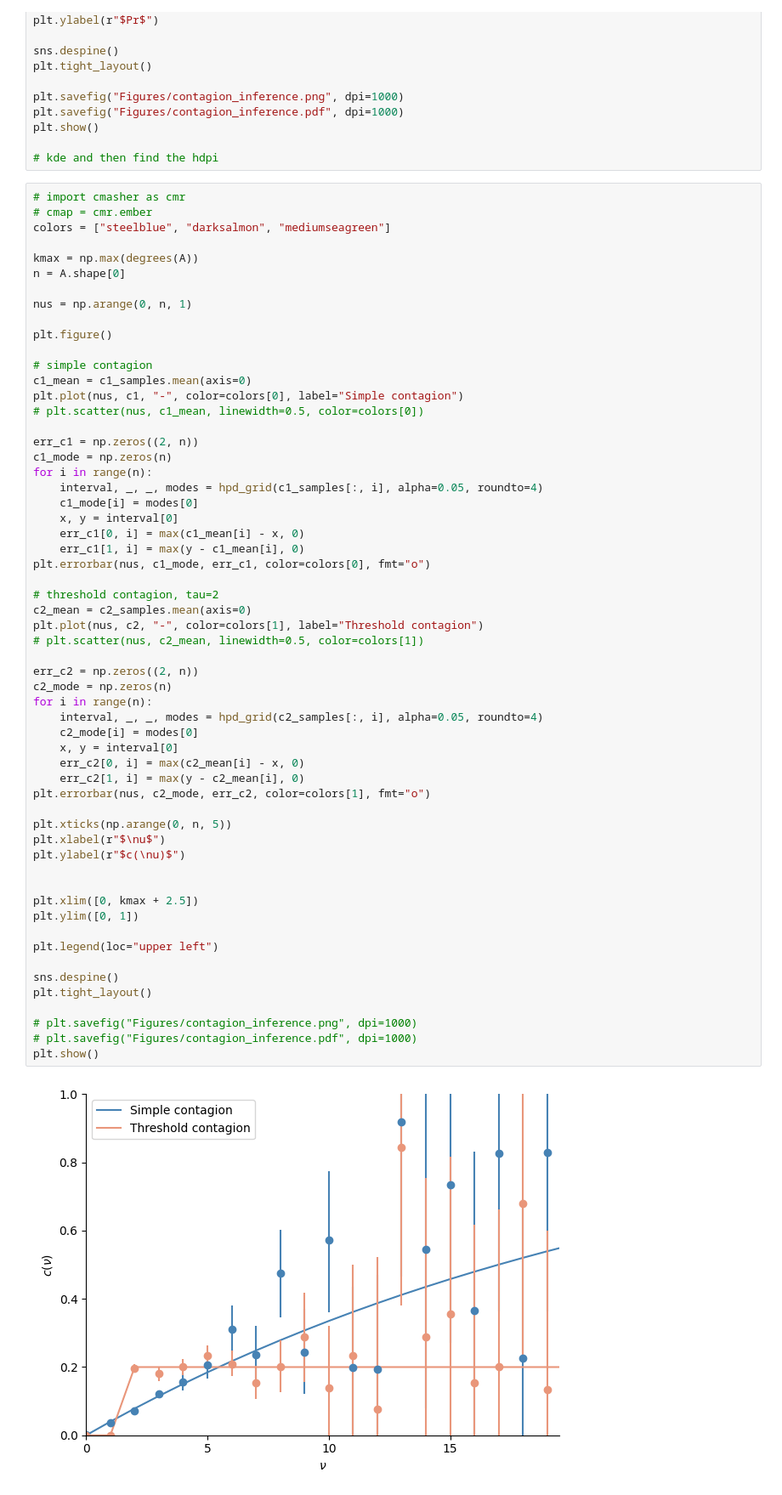
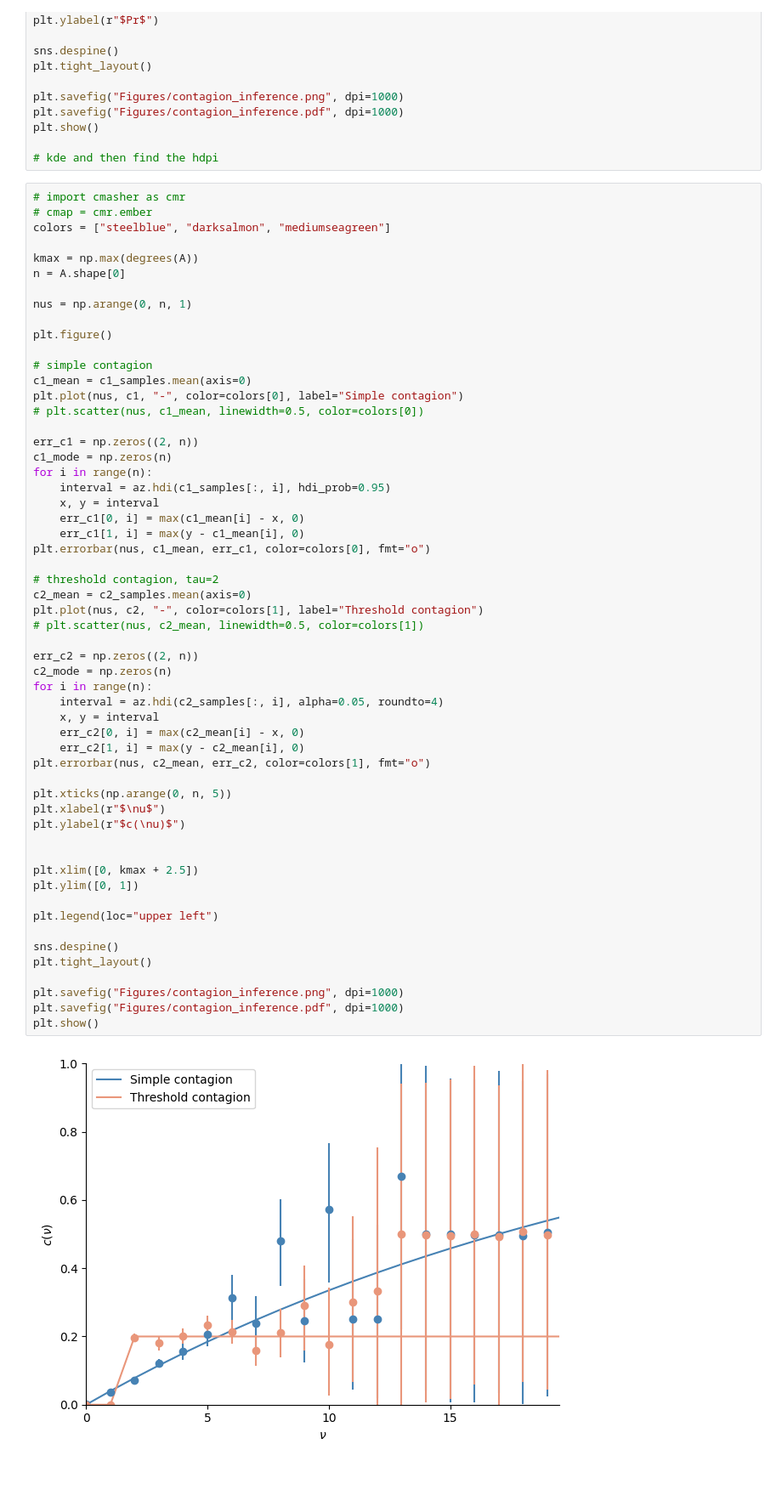
Before and after one commit to nwlandry/complex-network-reconstruction, a Jupyter notebook: plot_infer_contagion_functions.ipynb, the cells around one changed output. Shown at 85% size. Saved outputs shown, nothing was run; the diff lists cells and outputs as text.

```diff
--- a/plot_infer_contagion_functions.ipynb
+++ b/plot_infer_contagion_functions.ipynb
@@ -177,43 +178,41 @@ plt.plot(nus, c1, "-", color=colors[0], label="Simple contagion")
 err_c1 = np.zeros((2, n))
 c1_mode = np.zeros(n)
 for i in range(n):
-    interval, _, _, modes = hpd_grid(c1_samples[:, i], alpha=0.05, roundto=4)
-    c1_mode[i] = modes[0]
-    x, y = interval[0]
+    interval = az.hdi(c1_samples[:, i], hdi_prob=0.95)
+    x, y = interval
     err_c1[0, i] = max(c1_mean[i] - x, 0)
     err_c1[1, i] = max(y - c1_mean[i], 0)
-plt.errorbar(nus, c1_mode, err_c1, color=colors[0], fmt="o")
+plt.errorbar(nus, c1_mean, err_c1, color=colors[0], fmt="o")
 
 # threshold contagion, tau=2
 c2_mean = c2_samples.mean(axis=0)
 plt.plot(nus, c2, "-", color=colors[1], label="Threshold contagion")
 # plt.scatter(nus, c2_mean, linewidth=0.5, color=colors[1])
 
 err_c2 = np.zeros((2, n))
 c2_mode = np.zeros(n)
 for i in range(n):
-    interval, _, _, modes = hpd_grid(c2_samples[:, i], alpha=0.05, roundto=4)
-    c2_mode[i] = modes[0]
-    x, y = interval[0]
+    interval = az.hdi(c2_samples[:, i], alpha=0.05, roundto=4)
+    x, y = interval
     err_c2[0, i] = max(c2_mean[i] - x, 0)
     err_c2[1, i] = max(y - c2_mean[i], 0)
-plt.errorbar(nus, c2_mode, err_c2, color=colors[1], fmt="o")
+plt.errorbar(nus, c2_mean, err_c2, color=colors[1], fmt="o")
 
 plt.xticks(np.arange(0, n, 5))
 plt.xlabel(r"$\nu$")
 plt.ylabel(r"$c(\nu)$")
 
 
 plt.xlim([0, kmax + 2.5])
 plt.ylim([0, 1])
 
 plt.legend(loc="upper left")
 
 sns.despine()
 plt.tight_layout()
 
-# plt.savefig("Figures/contagion_inference.png", dpi=1000)
-# plt.savefig("Figures/contagion_inference.pdf", dpi=1000)
+plt.savefig("Figures/contagion_inference.png", dpi=1000)
+plt.savefig("Figures/contagion_inference.pdf", dpi=1000)
 plt.show()
 # %% [output]
-[figure, old version]
+[figure, new version]
```
Also changed, not shown: parts of 1 cell of this notebook, 5 other files.
